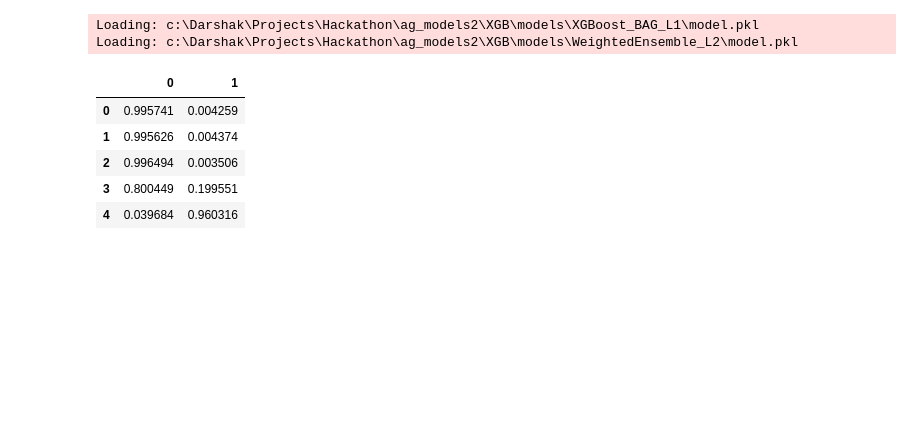
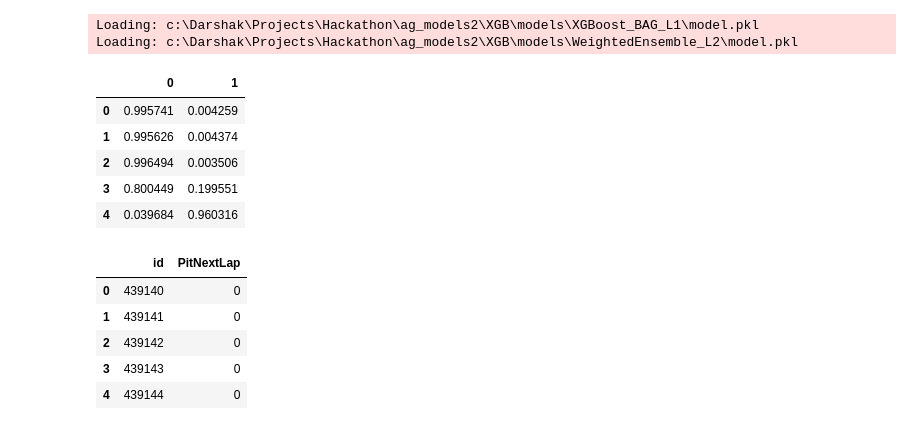
Before and after one commit to DarshakJ/F1_Pit_prediction, a Jupyter notebook: autologon_model_test.ipynb, the cells around one changed output. Cells and saved outputs as stored; diff of their text form; code cells hidden in the pictures; blank space fills up the shorter version.

```diff
--- a/autologon_model_test.ipynb
+++ b/autologon_model_test.ipynb
@@ -396,4 +396,13 @@ Loading: c:\Darshak\Projects\Hackathon\ag_models2\XGB\models\WeightedEnsemble_L2
 | 3 | 0.800449 | 0.199551 |
 | 4 | 0.039684 | 0.960316 |
 # %%
-df.to_csv("With_driver_feature_submission.csv")
+# df.to_csv("With_driver_feature_submission.csv")
+df_sample_out=pd.read_csv('data/sample_submission.csv')
+df_sample_out.head()
+# %% [output]
+|  | id | PitNextLap |
+| 0 | 439140 | 0 |
+| 1 | 439141 | 0 |
+| 2 | 439142 | 0 |
+| 3 | 439143 | 0 |
+| 4 | 439144 | 0 |
```
Also changed, not shown: parts of 6 cells of this notebook, 9 other files.
